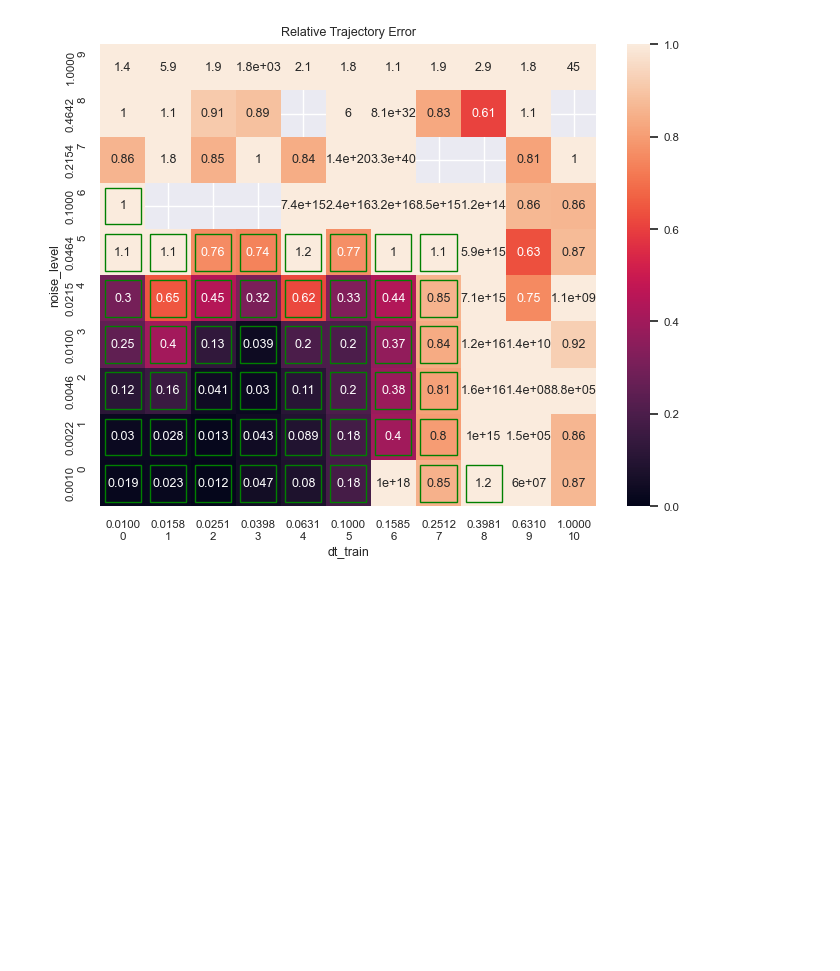
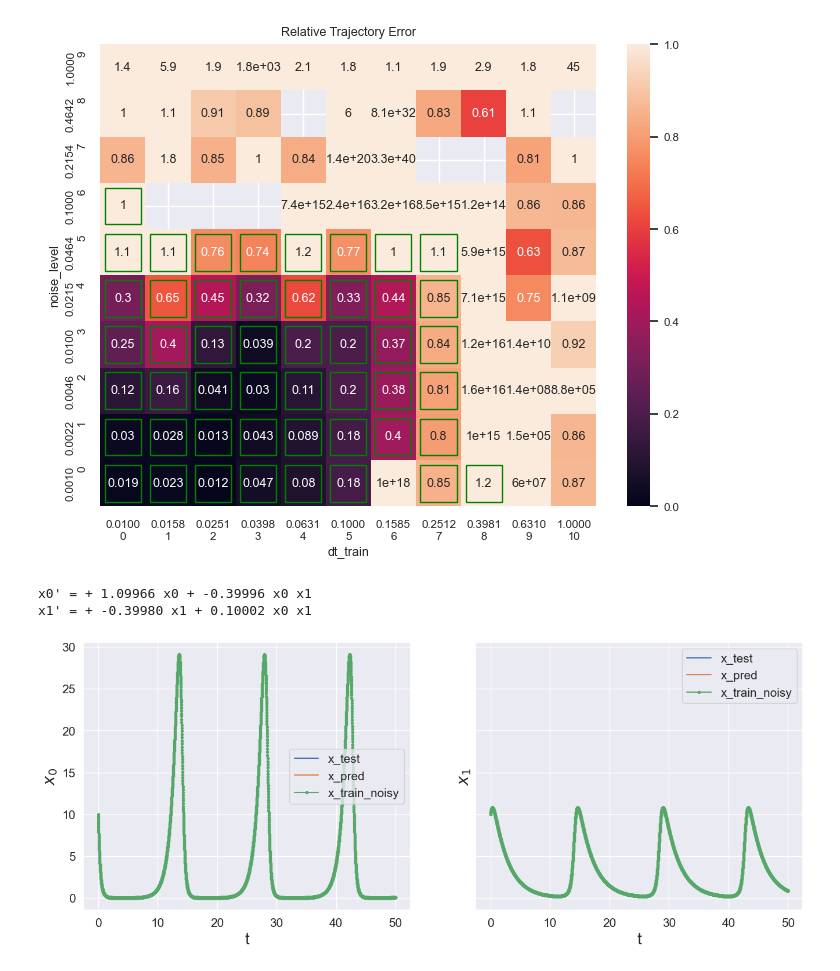
Before and after one commit to etrilling/MS-project, a Jupyter notebook: result03-trajectory_example_noise_level_vs_dt.ipynb, the cells around one changed output. Drawn from its saved outputs; the diff is of its cells as text; code cells hidden in the pictures; blank space fills up the shorter version.

```diff
--- a/result03-trajectory_example_noise_level_vs_dt.ipynb
+++ b/result03-trajectory_example_noise_level_vs_dt.ipynb
@@ -61,6 +61,21 @@ rows are noise_level. there are 10 rows.
 columns are dt_train. there are 11 columns.
 [figure]
 [figure]
+# %%
+SMALL_SIZE = 15
+MEDIUM_SIZE = 20
+
+# plt.rcdefaults()
+plt.rc('axes', labelsize=MEDIUM_SIZE)    # fontsize of the x and y labels
+plt.rc('xtick', labelsize=SMALL_SIZE)    # fontsize of the tick labels
+plt.rc('ytick', labelsize=SMALL_SIZE)    # fontsize of the tick labels
+plt.rc('legend', fontsize=SMALL_SIZE)    # legend fontsize
+
+display_single_result(experiment_config, results, 0, 0, keys_to_display=['x_test', 'x_pred', 'x_train_noisy'])
+# %% [output]
+x0' = + 1.09966 x0 + -0.39996 x0 x1
+x1' = + -0.39980 x1 + 0.10002 x0 x1
+[figure, added]
 # %%
 display_single_result(experiment_config, results, 5, 5, keys_to_display=['x_test', 'x_pred', 'x_train_noisy'])
 # %% [output]
```
Also changed, not shown: parts of 2 cells of this notebook, 4 other files.
